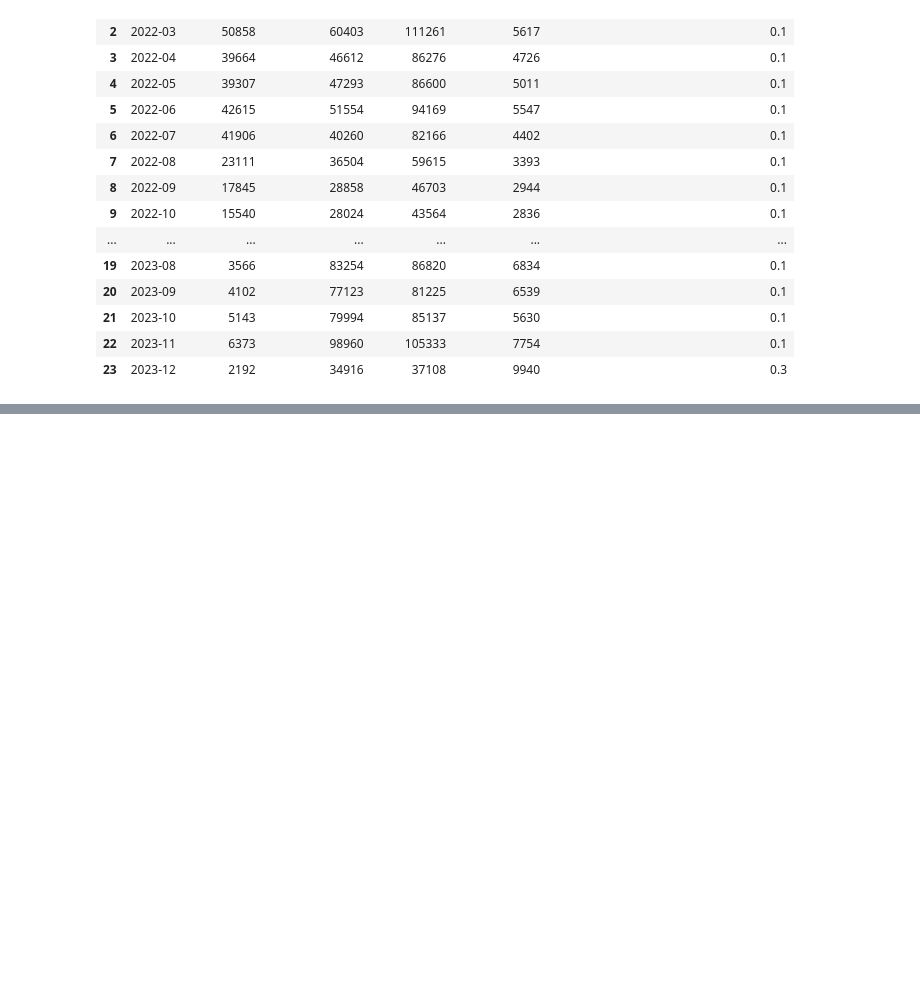
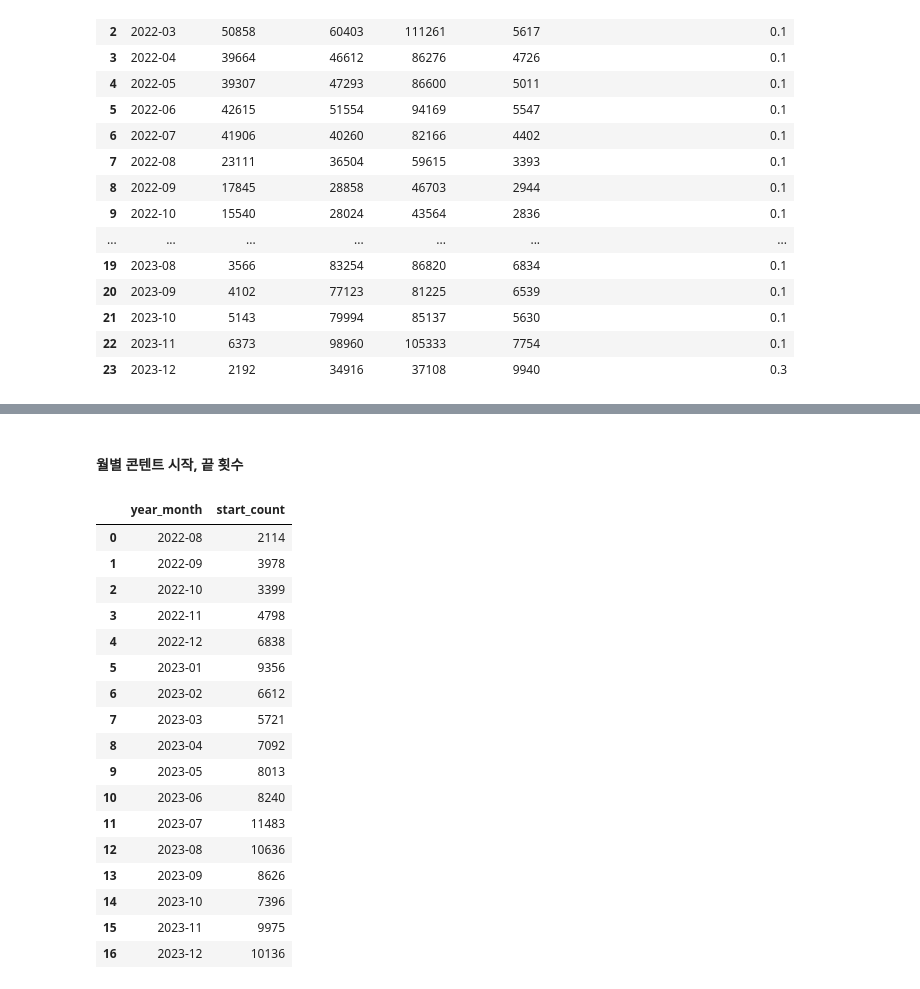
Before and after one commit to saeraniren/intermediate_project, a Jupyter notebook: yoochang_main.ipynb, the cells around one changed output, grey strips where cells are left out. Saved outputs shown, nothing was run; the diff lists cells and outputs as text; code cells hidden in the pictures; blank space fills up the shorter version.

```diff
--- a/yoochang_main.ipynb
+++ b/yoochang_main.ipynb
@@ -1185,0 +1454,5 @@ main_page_monthly_signup_merge
+# %%
+# 2022, 2023년 데이터
+# 중복행 제거(하나만 남김)
+start_content_2022_2023 = start_content_2022_2023.drop_duplicates(keep="first")
+end_content_2022_2023 = end_content_2022_2023.drop_duplicates(keep="first")
@@ -1185,0 +1559,2 @@ main_page_monthly_signup_merge
+# %% [markdown]
+#### 월별 콘텐트 시작, 끝 횟수
@@ -1185,0 +1570,29 @@ main_page_monthly_signup_merge
+# %%
+# start_content (콘텐트 시작 월별 카운트트)
+# 그룹바이이
+monthly_start_counts = start_content_2022_2023.groupby("year_month").size().reset_index(name="start_count")
+
+# 정렬렬
+monthly_start_counts = monthly_start_counts.sort_values(by="year_month").reset_index(drop=True)
+
+# 결과 출력
+monthly_start_counts
+# %% [output]
+|  | year_month | start_count |
+| 0 | 2022-08 | 2114 |
+| 1 | 2022-09 | 3978 |
+| 2 | 2022-10 | 3399 |
+| 3 | 2022-11 | 4798 |
+| 4 | 2022-12 | 6838 |
+| 5 | 2023-01 | 9356 |
+| 6 | 2023-02 | 6612 |
+| 7 | 2023-03 | 5721 |
+| 8 | 2023-04 | 7092 |
+| 9 | 2023-05 | 8013 |
+| 10 | 2023-06 | 8240 |
+| 11 | 2023-07 | 11483 |
+| 12 | 2023-08 | 10636 |
+| 13 | 2023-09 | 8626 |
+| 14 | 2023-10 | 7396 |
+| 15 | 2023-11 | 9975 |
+| 16 | 2023-12 | 10136 |
```
Also changed, not shown: parts of 43 cells of this notebook.
